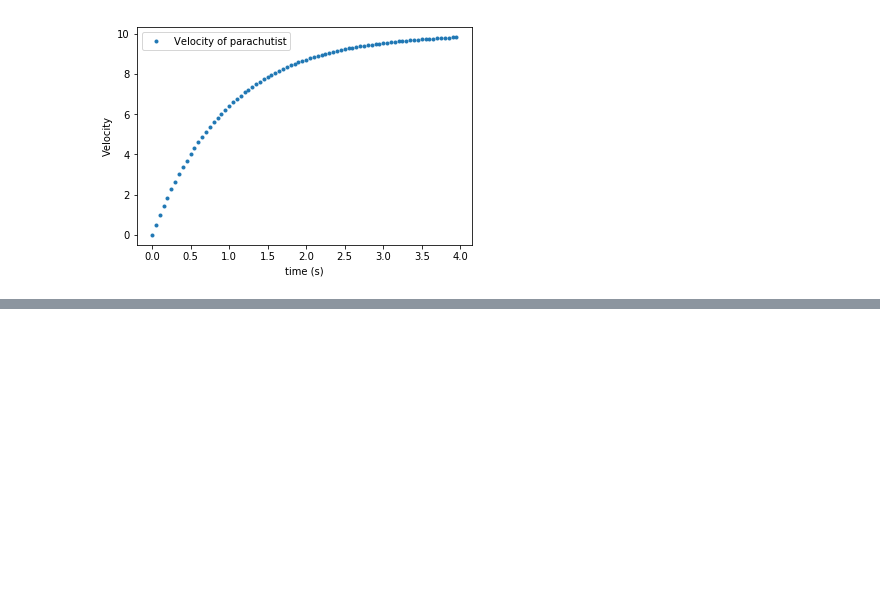
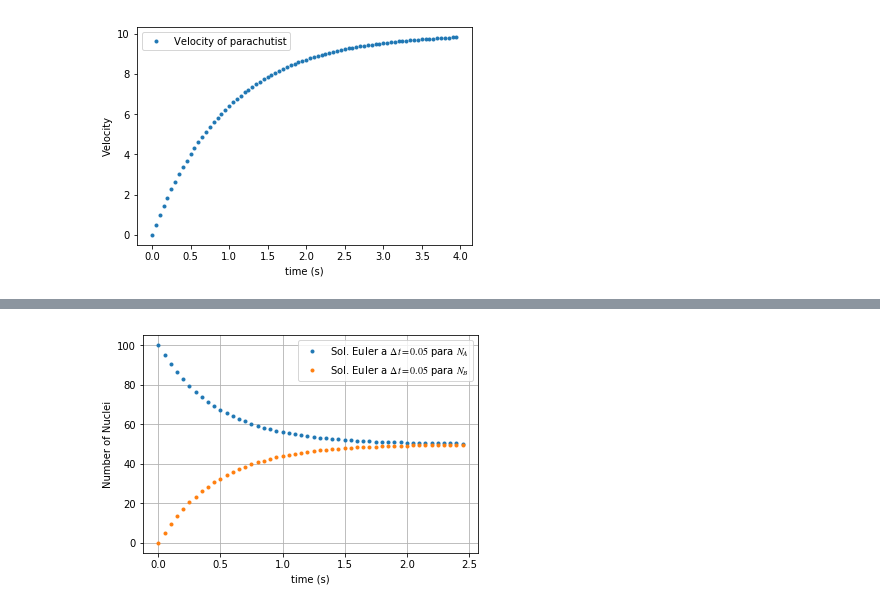
Before and after one commit to ignaciop/python_varios, a Jupyter notebook: nakanishi-giordano-cap1.ipynb, the cells around one changed output, grey strips where cells are left out. Drawn from its saved outputs; the diff is of its cells as text; code cells hidden in the pictures; blank space fills up the shorter version.

```diff
--- a/nakanishi-giordano-cap1.ipynb
+++ b/nakanishi-giordano-cap1.ipynb
@@ -104,0 +145,29 @@ plt.show()
+# %%
+# Ej 1.5
+
+deltaT = 0.05
+tau = 1
+
+Na = np.empty(50)
+Nb = np.empty(50)
+t = np.empty(50)
+Na[0] = 100
+Nb[0] = 0
+t[0] = 0
+
+for i in range(0,49):
+    Na[i+1] = Na[i] + ((Nb[i] - Na[i])/tau)*deltaT
+    Nb[i+1] = Nb[i] + ((Na[i] - Nb[i])/tau)*deltaT
+    t[i+1] = t[i] + deltaT
+
+
+plt.figure(1)
+plt.plot(t,Na,'.',label='Sol. Euler a $\Delta t = 0.05$ para $N_{A}$')
+plt.plot(t,Nb,'.',label='Sol. Euler a $\Delta t = 0.05$ para $N_{B}$')
+plt.xlabel('time (s)')
+plt.ylabel('Number of Nuclei')
+plt.legend(loc='best')
+plt.grid()
+plt.show()
+# %% [output]
+[figure, added]
```
Also changed, not shown: parts of 5 cells of this notebook.
